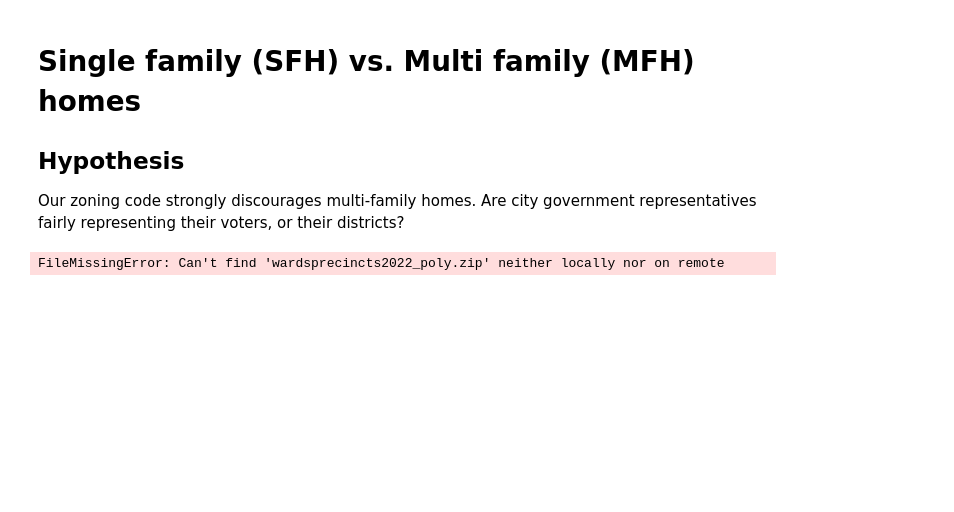
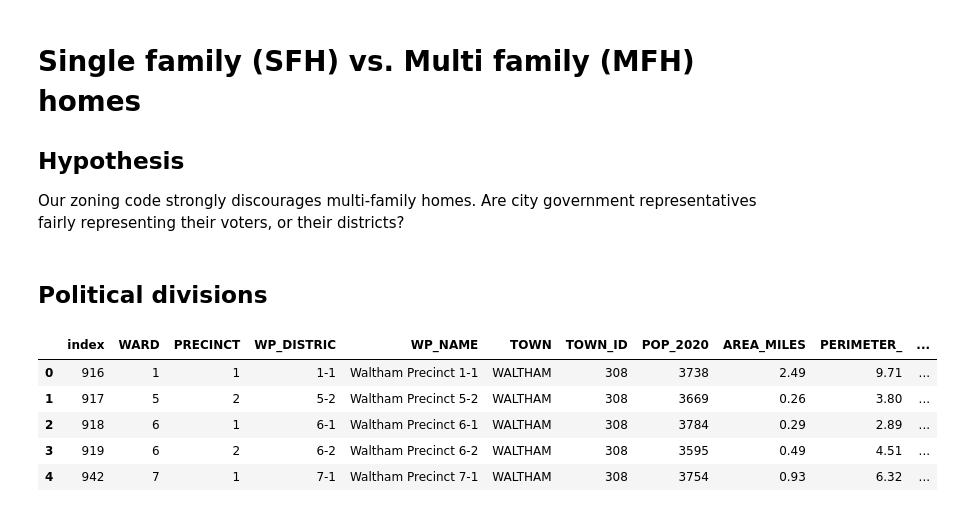
Before and after one commit to tjrileywisc/waltham_gis, a Jupyter notebook: investigations/sfh_vs_mfh/notebook.ipynb, the cells around one changed output. Drawn from its saved outputs; the diff is of its cells as text; code cells hidden in the pictures; blank space fills up the shorter version.

```diff
--- a/investigations/sfh_vs_mfh/notebook.ipynb
+++ b/investigations/sfh_vs_mfh/notebook.ipynb
@@ -10,5 +6,32 @@ import dvc.api
-# %%
-with dvc.api.open("data/gis/wardsprecincts2022_poly.zip") as f:
-    wards_df = geo_pd.read_file(f)
-# %% [output]
-FileMissingError: Can't find 'wardsprecincts2022_poly.zip' neither locally nor on remote
+# %%
+import pandas as pd
+import numpy as np
+import geopandas as geo_pd
+import seaborn as sns
+from dbfread import DBF
+from io import BytesIO
+from dvc.api import DVCFileSystem
+from zipfile import ZipFile
+import matplotlib.pyplot as plt
+%matplotlib inline
+
+fs = DVCFileSystem("https://github.com/tjrileywisc/waltham_etl")
+# %% [markdown]
+## Political divisions
+# %%
+with fs.open("data/gis/wardsprecincts2022_poly.zip") as f:
+    content = BytesIO(f.read())
+    zip = ZipFile(content)
+    zip.extractall("../../data/gis")
+    wards_df = geo_pd.read_file("../../data/gis/wardsprecincts2022_poly/WARDSPRECINCTS2022_POLY.shp")
+    wards_df = wards_df[wards_df["TOWN_ID"] == 308]
+    wards_df.reset_index(inplace=True)
+
+wards_df.head()
+# %% [output]
+|  | index | WARD | PRECINCT | WP_DISTRIC | WP_NAME | TOWN | TOWN_ID | POP_2020 | AREA_MILES | PERIMETER_ | ... |
+| 0 | 916 | 1 | 1 | 1-1 | Waltham Precinct 1-1 | WALTHAM | 308 | 3738 | 2.49 | 9.71 | ... |
+| 1 | 917 | 5 | 2 | 5-2 | Waltham Precinct 5-2 | WALTHAM | 308 | 3669 | 0.26 | 3.80 | ... |
+| 2 | 918 | 6 | 1 | 6-1 | Waltham Precinct 6-1 | WALTHAM | 308 | 3784 | 0.29 | 2.89 | ... |
+| 3 | 919 | 6 | 2 | 6-2 | Waltham Precinct 6-2 | WALTHAM | 308 | 3595 | 0.49 | 4.51 | ... |
+| 4 | 942 | 7 | 1 | 7-1 | Waltham Precinct 7-1 | WALTHAM | 308 | 3754 | 0.93 | 6.32 | ... |
```
Also changed, not shown: parts of 10 cells of this notebook, 5 other files.
